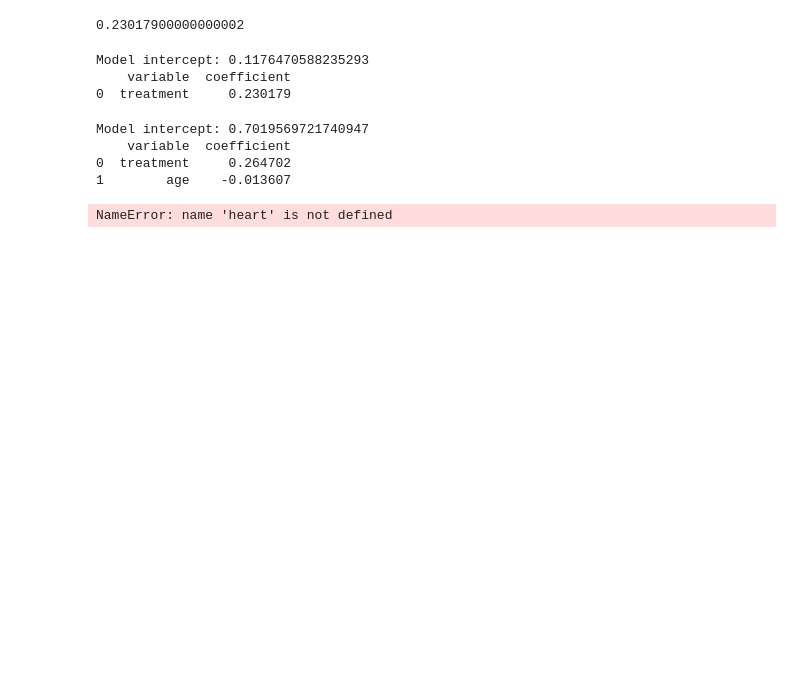
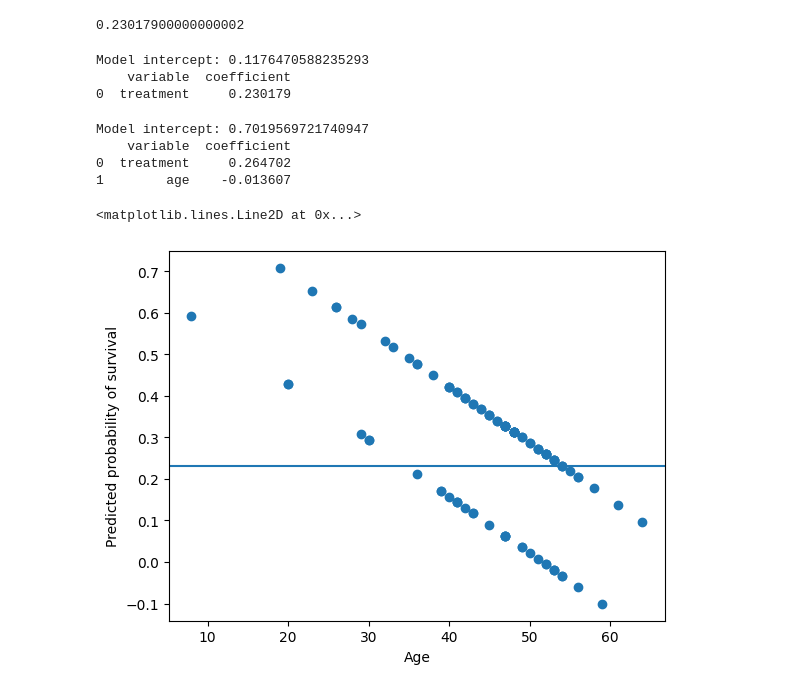
Before and after one commit to AngelikaBaloy/undergrad_ml_assignments, a Jupyter notebook: 03_assignment_linear_models.ipynb, the cells around one changed output. Drawn from its saved outputs; the diff is of its cells as text; code cells hidden in the pictures; blank space fills up the shorter version.

```diff
--- a/03_assignment_linear_models.ipynb
+++ b/03_assignment_linear_models.ipynb
@@ -475,22 +498,27 @@ Model intercept: 0.7019569721740947
     variable  coefficient
 0  treatment     0.264702
 1        age    -0.013607
-# %%
-# 3. Plot the predicted probability of survival by age, and add a dashed horizontal line for the ATE from part 1.
-#  For what ages is the ATE over- or under-estimating the impact of a transplant?
-
-y = heart['y']
-
-ohe_treat = pd.get_dummies(heart['transplant'], dtype='int', drop_first=True) # dropping control
-x = pd.concat([ohe_treat, heart['age']], axis=1)
-
-model= LinearRegression()
-model= model.fit(x,y)
-y_hat= model.predict(x)
-
-sns.scatterplot(x=x, y=y_hat)
-plt.xlabel("X")
-plt.ylabel("Predicted probability of survival")
-plt.axhline(y=ATE)
-# %% [output]
-NameError: name 'heart' is not defined
+# %%
+# Plot the predicted probability of survival by age
+# For what ages is the ATE over- or under-estimating
+
+y = heart['y']
+
+ohe_treat = pd.get_dummies(heart['transplant'], dtype='int', drop_first=True) # dropping control
+x = pd.concat([ohe_treat, heart['age']], axis=1)
+
+model= LinearRegression()
+model= model.fit(x,y)
+y_hat= model.predict(x)
+
+plt.scatter(x=heart['age'], y=y_hat)
+plt.xlabel("Age")
+plt.ylabel("Predicted probability of survival")
+plt.axhline(y=ATE)
+
+# For this model, the ATE is underestimating survival for the younger portion of the data set.
+# Those under 35 have higher probability of survival. While those over 35, the ATE is overestimating
+# their probability of survival. This horizontal line is not doing a very good job overall.
+# %% [output]
+<matplotlib.lines.Line2D at 0x...>
+[figure, added]
```
Also changed, not shown: parts of 9 cells of this notebook.
